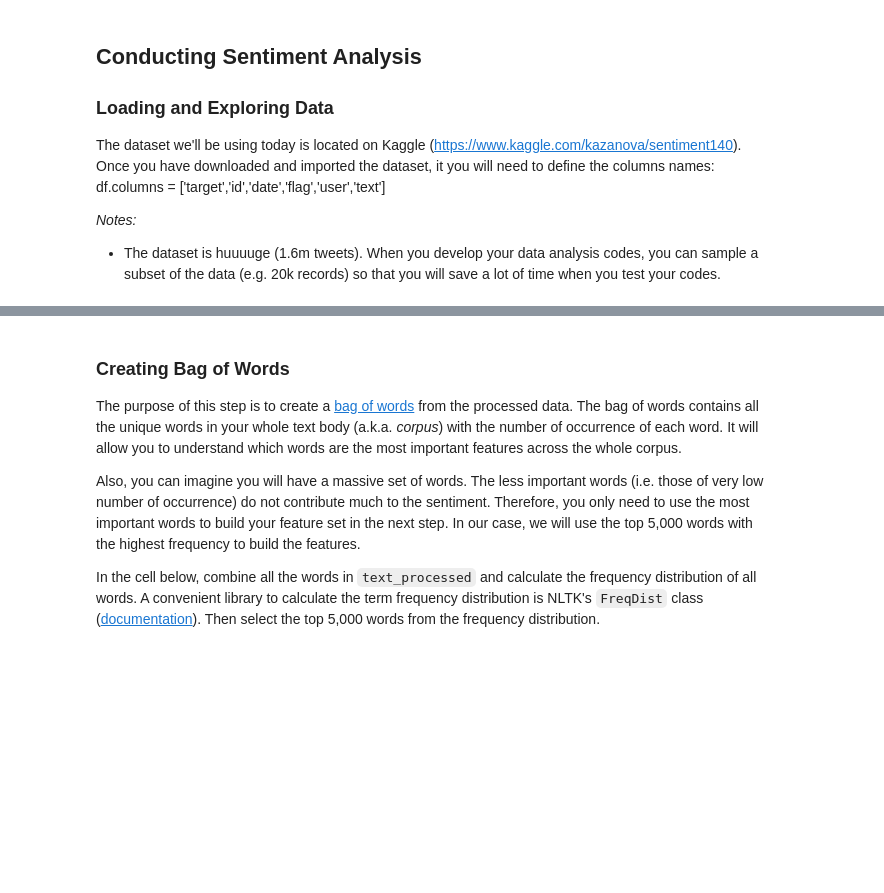
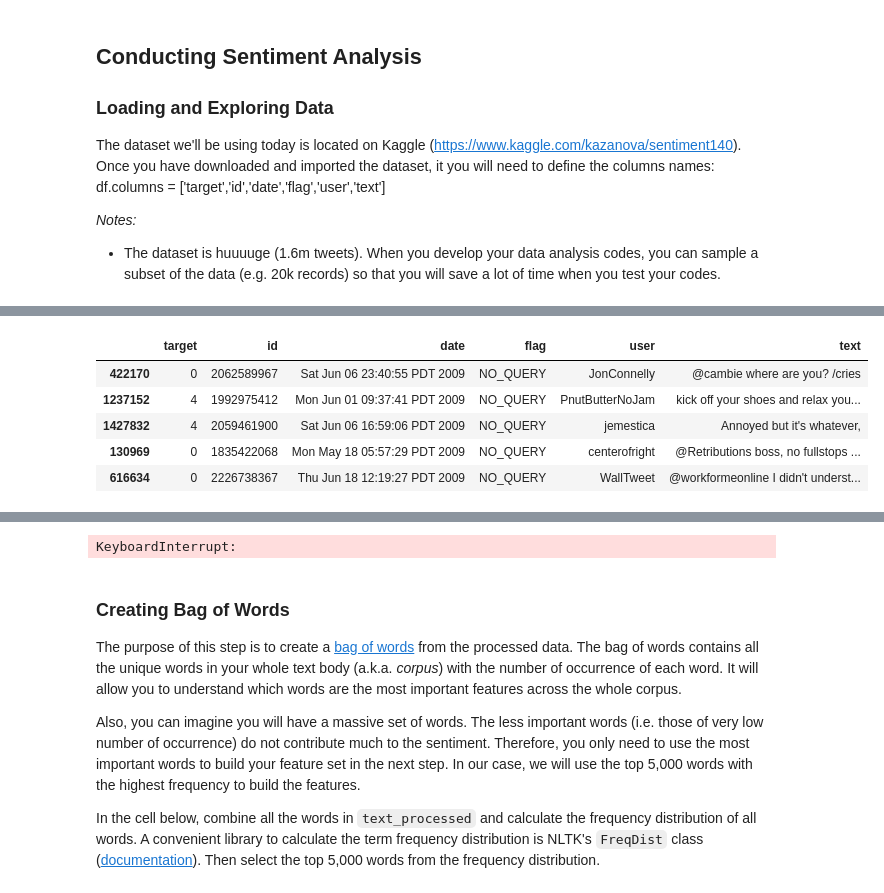
Before and after one commit to ta-data-pt-rmt/lab-nlp, a Jupyter notebook: your-code/challenge-2.ipynb, the cells around one changed output, grey strips where cells are left out. Drawn from its saved outputs; the diff is of its cells as text; code cells hidden in the pictures; blank space fills up the shorter version.

```diff
--- a/your-code/challenge-2.ipynb
+++ b/your-code/challenge-2.ipynb
@@ -35,3 +77,13 @@ The dataset we'll be using today is located on Kaggle (https://www.kaggle.com/ka
+# %%
+tweets.columns = ['target','id','date','flag','user','text']
+tweets.head()
+# %% [output]
+|  | target | id | date | flag | user | text |
+| 422170 | 0 | 2062589967 | Sat Jun 06 23:40:55 PDT 2009 | NO_QUERY | JonConnelly | @cambie where are you? /cries |
+| 1237152 | 4 | 1992975412 | Mon Jun 01 09:37:41 PDT 2009 | NO_QUERY | PnutButterNoJam | kick off your shoes and relax you... |
+| 1427832 | 4 | 2059461900 | Sat Jun 06 16:59:06 PDT 2009 | NO_QUERY | jemestica | Annoyed but it's whatever, |
+| 130969 | 0 | 1835422068 | Mon May 18 05:57:29 PDT 2009 | NO_QUERY | centerofright | @Retributions boss, no fullstops ... |
+| 616634 | 0 | 2226738367 | Thu Jun 18 12:19:27 PDT 2009 | NO_QUERY | WallTweet | @workformeonline I didn't underst... |
 # %% [markdown]
 ### Prepare Textual Data for Sentiment Analysis
 
@@ -53,3 +134,8 @@ Create a new column called `text_processed` in the dataframe to contain the proc
+# %%
+tweets['text_proccesed']=tweets['text'].apply(text_proccesed)
+tweets.head()
+# %% [output]
+KeyboardInterrupt:
 # %% [markdown]
 ### Creating Bag of Words
 
```
Also changed, not shown: parts of 15 cells of this notebook.
